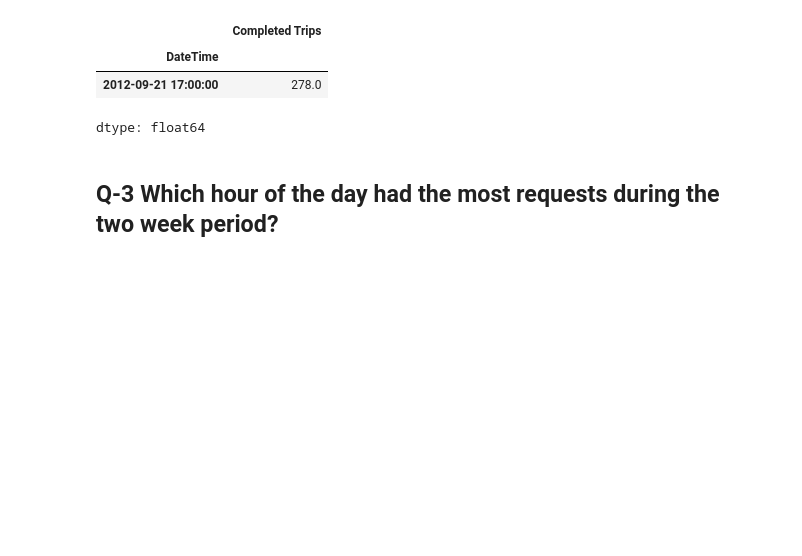
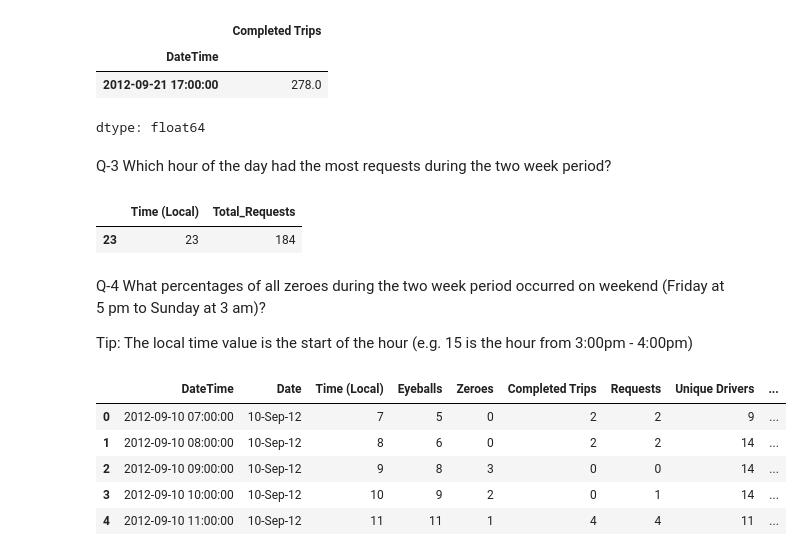
Before and after one commit to avi-11-2002/UBER-Assignment, a Jupyter notebook: Uber_DS_Assignment.ipynb, the cells around one changed output. Saved outputs shown, nothing was run; the diff lists cells and outputs as text; code cells hidden in the pictures; blank space fills up the shorter version.

```diff
--- a/Uber_DS_Assignment.ipynb
+++ b/Uber_DS_Assignment.ipynb
@@ -183,4 +217,24 @@ df_rolling_sum.sort_values(ascending=False).head(1)
 | 2012-09-21 17:00:00 | 278.0 |
 dtype: float64
 # %% [markdown]
-## Q-3 Which hour of the day had the most requests during the two week period?
+Q-3 Which hour of the day had the most requests during the two week period?
+# %%
+df.groupby("Time (Local)").agg(Total_Requests = ("Requests ", "sum")).reset_index().sort_values(by="Total_Requests", ascending=False).head(1)
+# %% [output]
+|  | Time (Local) | Total_Requests |
+| 23 | 23 | 184 |
+# %% [markdown]
+Q-4 What percentages of all zeroes during the two week period occurred on weekend (Friday at 5 pm to Sunday at 3 am)?
+
+Tip: The local time value is the start of the hour (e.g. 15 is the hour from 3:00pm - 4:00pm)
+# %%
+df = df.reset_index()
+df["Day_of_week"] = df["DateTime"].dt.day_name()
+df.head()
+# %% [output]
+|  | DateTime | Date | Time (Local) | Eyeballs | Zeroes | Completed Trips | Requests | Unique Drivers | ... |
+| 0 | 2012-09-10 07:00:00 | 10-Sep-12 | 7 | 5 | 0 | 2 | 2 | 9 | ... |
+| 1 | 2012-09-10 08:00:00 | 10-Sep-12 | 8 | 6 | 0 | 2 | 2 | 14 | ... |
+| 2 | 2012-09-10 09:00:00 | 10-Sep-12 | 9 | 8 | 3 | 0 | 0 | 14 | ... |
+| 3 | 2012-09-10 10:00:00 | 10-Sep-12 | 10 | 9 | 2 | 0 | 1 | 14 | ... |
+| 4 | 2012-09-10 11:00:00 | 10-Sep-12 | 11 | 11 | 1 | 4 | 4 | 11 | ... |
```
Also changed, not shown: parts of 28 cells of this notebook.
